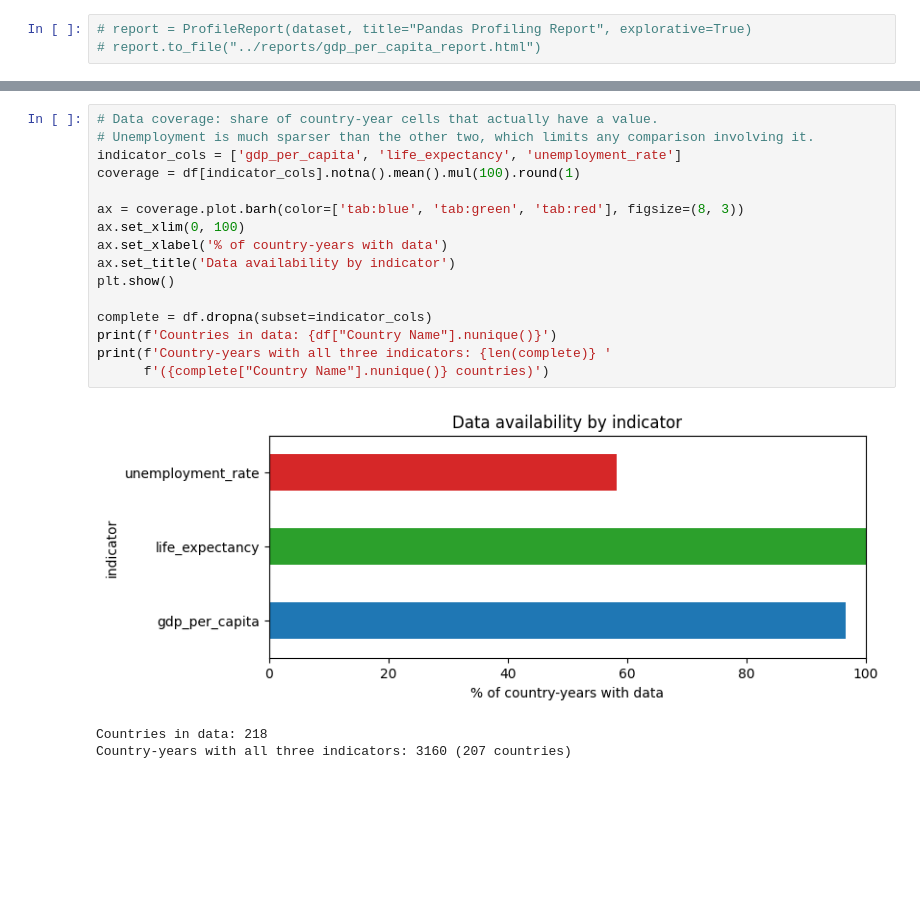
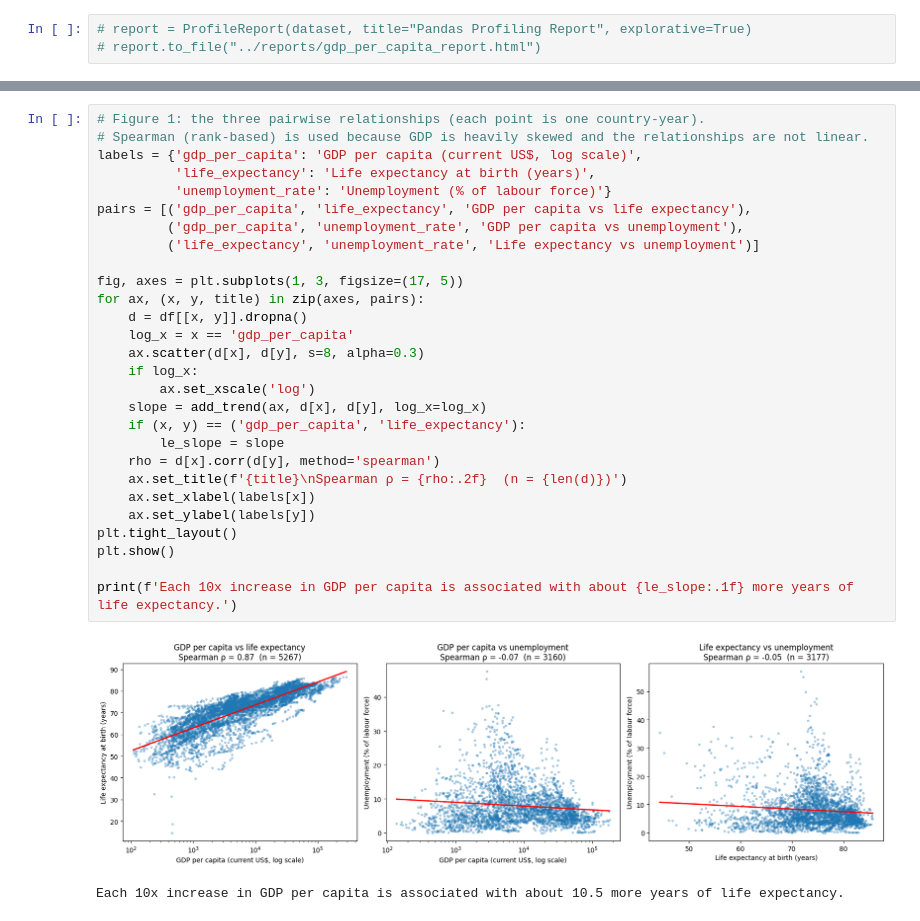
Before and after one commit to AkotoChristine/PDA_Assignment_2-, a Jupyter notebook: notebooks/gdp_per_capita.ipynb, the cells around one changed output, grey strips where cells are left out. Cells and saved outputs as stored; diff of their text form; blank space fills up the shorter version.

```diff
--- a/notebooks/gdp_per_capita.ipynb
+++ b/notebooks/gdp_per_capita.ipynb
@@ -76,21 +81,32 @@ df.head()
 # %%
-# Data coverage: share of country-year cells that actually have a value.
-# Unemployment is much sparser than the other two, which limits any comparison involving it.
-indicator_cols = ['gdp_per_capita', 'life_expectancy', 'unemployment_rate']
-coverage = df[indicator_cols].notna().mean().mul(100).round(1)
+# Figure 1: the three pairwise relationships (each point is one country-year).
+# Spearman (rank-based) is used because GDP is heavily skewed and the relationships are not linear.
+labels = {'gdp_per_capita': 'GDP per capita (current US$, log scale)',
+          'life_expectancy': 'Life expectancy at birth (years)',
+          'unemployment_rate': 'Unemployment (% of labour force)'}
+pairs = [('gdp_per_capita', 'life_expectancy', 'GDP per capita vs life expectancy'),
+         ('gdp_per_capita', 'unemployment_rate', 'GDP per capita vs unemployment'),
+         ('life_expectancy', 'unemployment_rate', 'Life expectancy vs unemployment')]
 
-ax = coverage.plot.barh(color=['tab:blue', 'tab:green', 'tab:red'], figsize=(8, 3))
-ax.set_xlim(0, 100)
-ax.set_xlabel('% of country-years with data')
-ax.set_title('Data availability by indicator')
+fig, axes = plt.subplots(1, 3, figsize=(17, 5))
+for ax, (x, y, title) in zip(axes, pairs):
+    d = df[[x, y]].dropna()
+    log_x = x == 'gdp_per_capita'
+    ax.scatter(d[x], d[y], s=8, alpha=0.3)
+    if log_x:
+        ax.set_xscale('log')
+    slope = add_trend(ax, d[x], d[y], log_x=log_x)
+    if (x, y) == ('gdp_per_capita', 'life_expectancy'):
+        le_slope = slope
+    rho = d[x].corr(d[y], method='spearman')
+    ax.set_title(f'{title}\nSpearman ρ = {rho:.2f}  (n = {len(d)})')
+    ax.set_xlabel(labels[x])
+    ax.set_ylabel(labels[y])
+plt.tight_layout()
 plt.show()
 
-complete = df.dropna(subset=indicator_cols)
-print(f'Countries in data: {df["Country Name"].nunique()}')
-print(f'Country-years with all three indicators: {len(complete)} '
-      f'({complete["Country Name"].nunique()} countries)')
+print(f'Each 10x increase in GDP per capita is associated with about {le_slope:.1f} more years of life expectancy.')
 # %% [output]
-[figure, old version]
+[figure, new version]
-Countries in data: 218
-Country-years with all three indicators: 3160 (207 countries)
+Each 10x increase in GDP per capita is associated with about 10.5 more years of life expectancy.
 # %%
```
Also changed, not shown: parts of 48 cells of this notebook, 1 other file.
